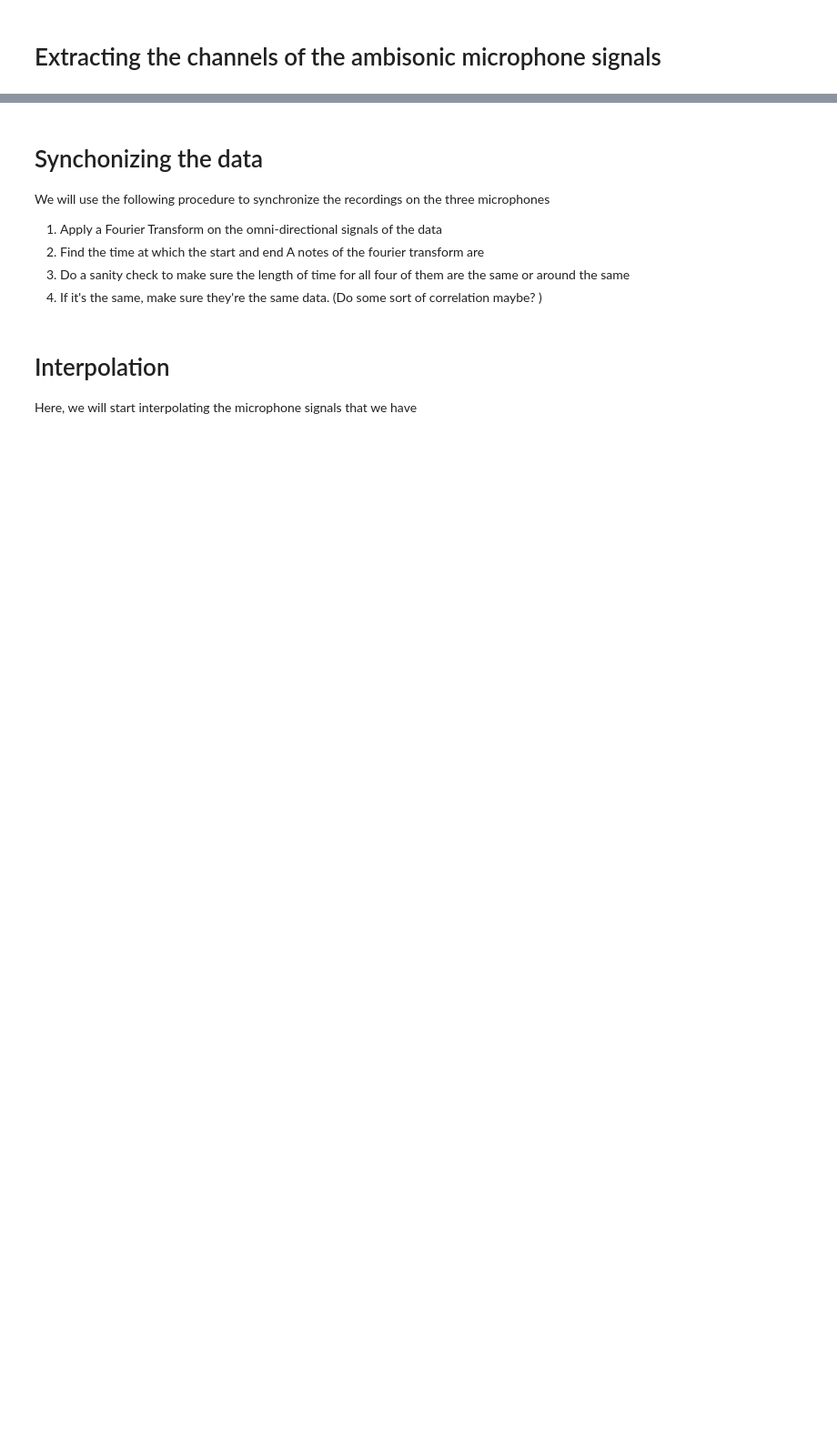
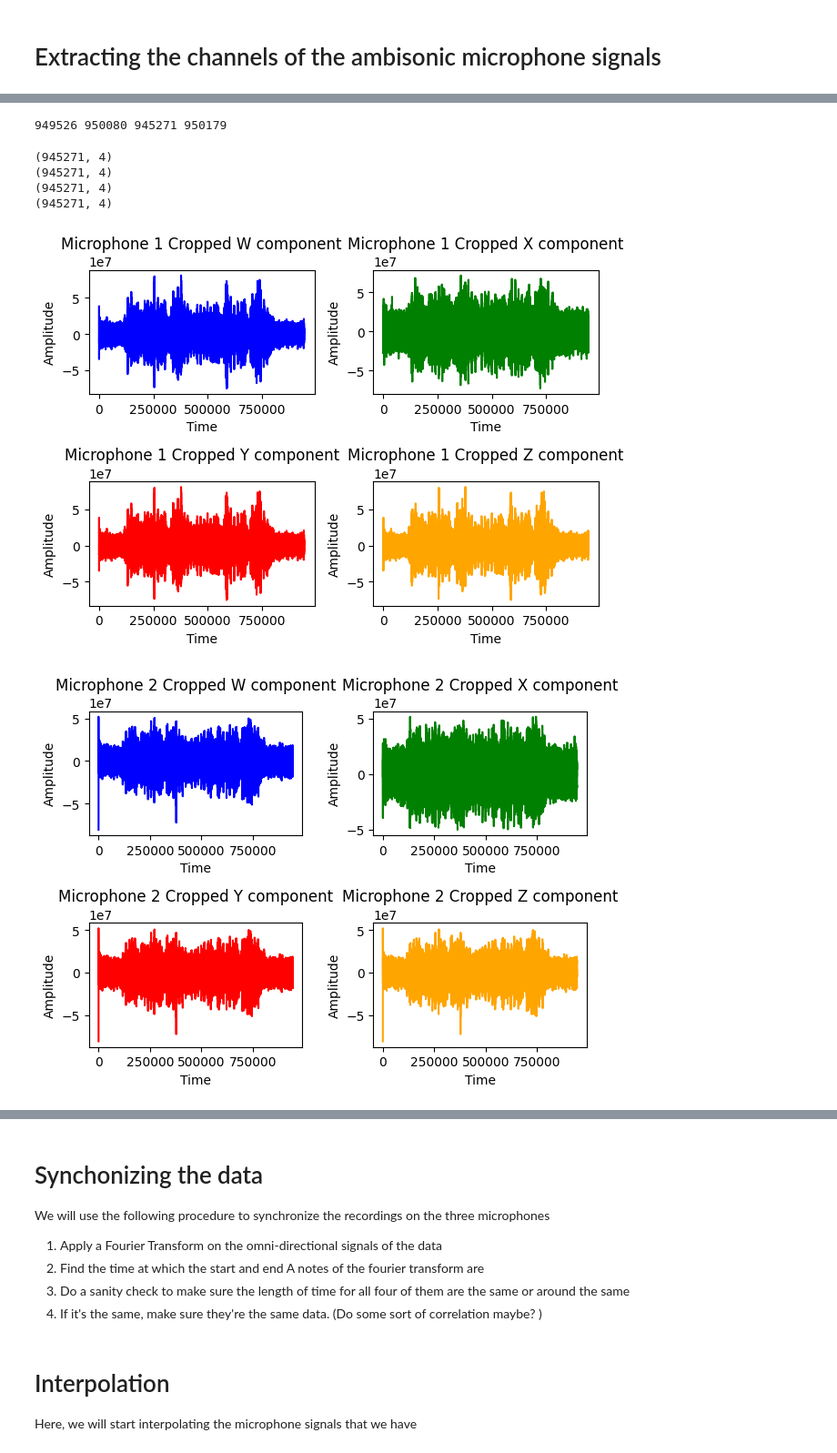
Before and after one commit to tjunjet/spatial_audio, a Jupyter notebook: codes/weighted_dist_tone.ipynb, the cells around one changed output, grey strips where cells are left out. Shown: that part at 91% size. Saved outputs shown, nothing was run; the diff lists cells and outputs as text; code cells hidden in the pictures; blank space fills up the shorter version.

Commit message:
added programatic cropping

```diff
--- a/codes/weighted_dist_tone.ipynb
+++ b/codes/weighted_dist_tone.ipynb
@@ -40,7 +40,8 @@ volume_threshold = 0.9
 volume_range = 0.9
 hoa_threshold = 0.9
 hoa_range = 1.3
-cutoff_freq = 20000
+cutoff_freq = 5000
+indicator_threshold = 1.0 * (10 ** 8) # Volume threshold for cropping microphone signals
 
 # Defining the indices of the channel
 w_channel = 0
@@ -299,0 +362,45 @@ gt_w_signal, gt_x_signal, gt_y_signal, gt_z_signal = extract_channels(gt_signal)
+# %%
+# Getting the number of samples
+mic1_samples = mic1_signal.shape[0]
+mic2_samples = mic2_signal.shape[0]
+mic3_samples = mic3_signal.shape[0]
+gt_samples = gt_signal.shape[0]
+
+print(mic1_samples, mic2_samples, mic3_samples, gt_samples)
+
+min_length = min([mic1_samples, mic2_samples, mic3_samples, gt_samples])
+
+# Cropping all of them to min_length
+mic1_signal = mic1_signal[:min_length]
+mic2_signal = mic2_signal[:min_length]
+mic3_signal = mic3_signal[:min_length]
+gt_signal = gt_signal[:min_length]
+
+# Verifying that they are all min_length
+assert(mic1_signal.shape[0] == mic2_signal.shape[0] == mic3_signal.shape[0] == gt_signal.shape[0])
+# %% [output]
+949526 950080 945271 950179
+# %%
+# Original time_axes
+time_1 = np.arange(1, mic1_signal.shape[0] + 1)
+time_2 = np.arange(1, mic2_signal.shape[0] + 1)
+time_3 = np.arange(1, mic3_signal.shape[0] + 1)
+time_gt = np.arange(1, gt_signal.shape[0] + 1)
+
+print(mic1_signal.shape)
+print(mic2_signal.shape)
+print(mic3_signal.shape)
+print(gt_signal.shape)
+
+# Plotting the signals to check it out
+plot_waves(time_1, mic1_signal, "Microphone 1 Cropped")
+plot_waves(time_2, mic2_signal, "Microphone 2 Cropped")
+plot_waves(time_3, mic3_signal, "Microphone 3 Cropped")
+plot_waves(time_gt, gt_signal, "Ground Truth Microphone Cropped")
+# %% [output]
+(945271, 4)
+(945271, 4)
+(945271, 4)
+(945271, 4)
+[figure, added]
+[figure, added]
```
Also changed, not shown: parts of 25 cells of this notebook, 2 other files.
